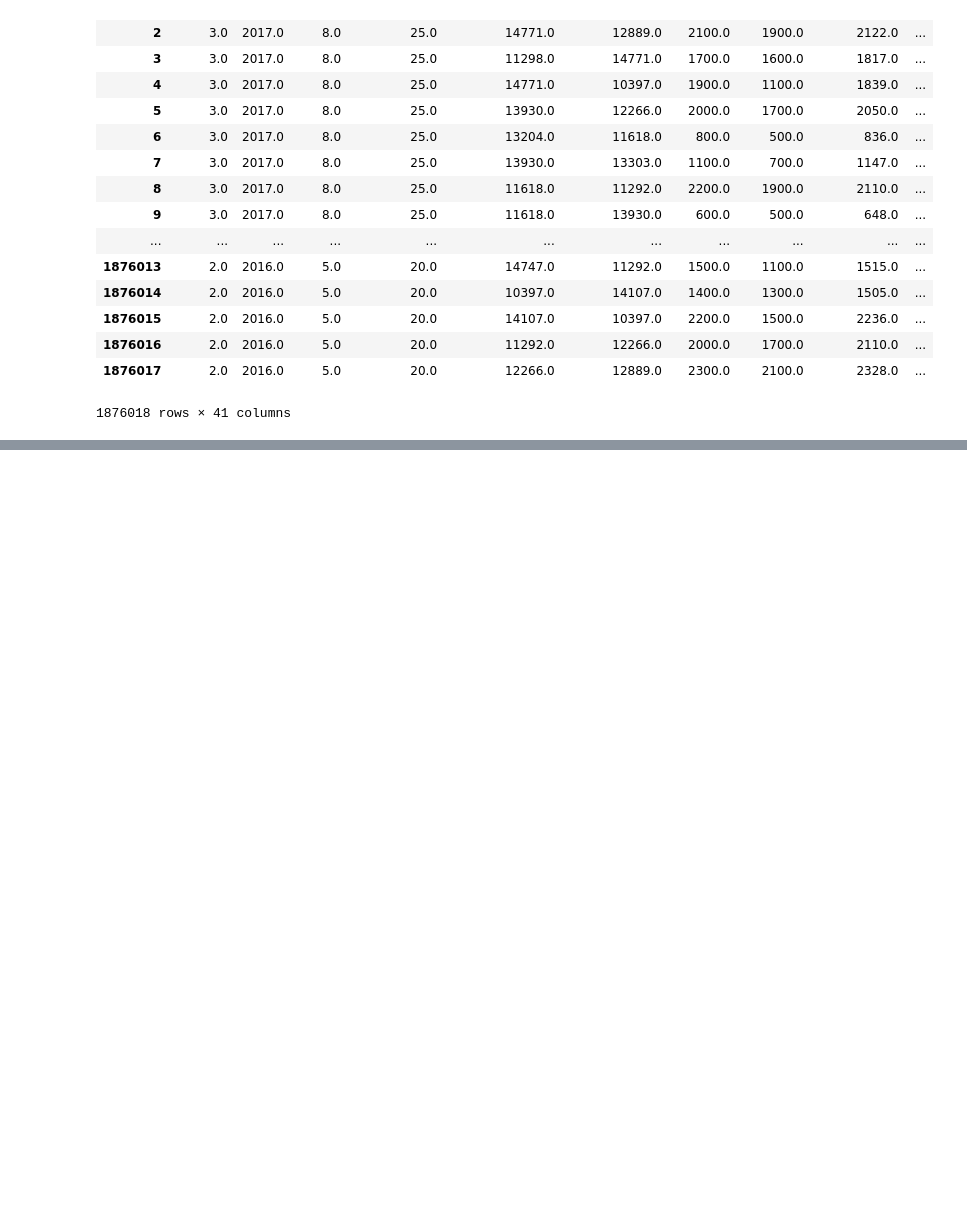
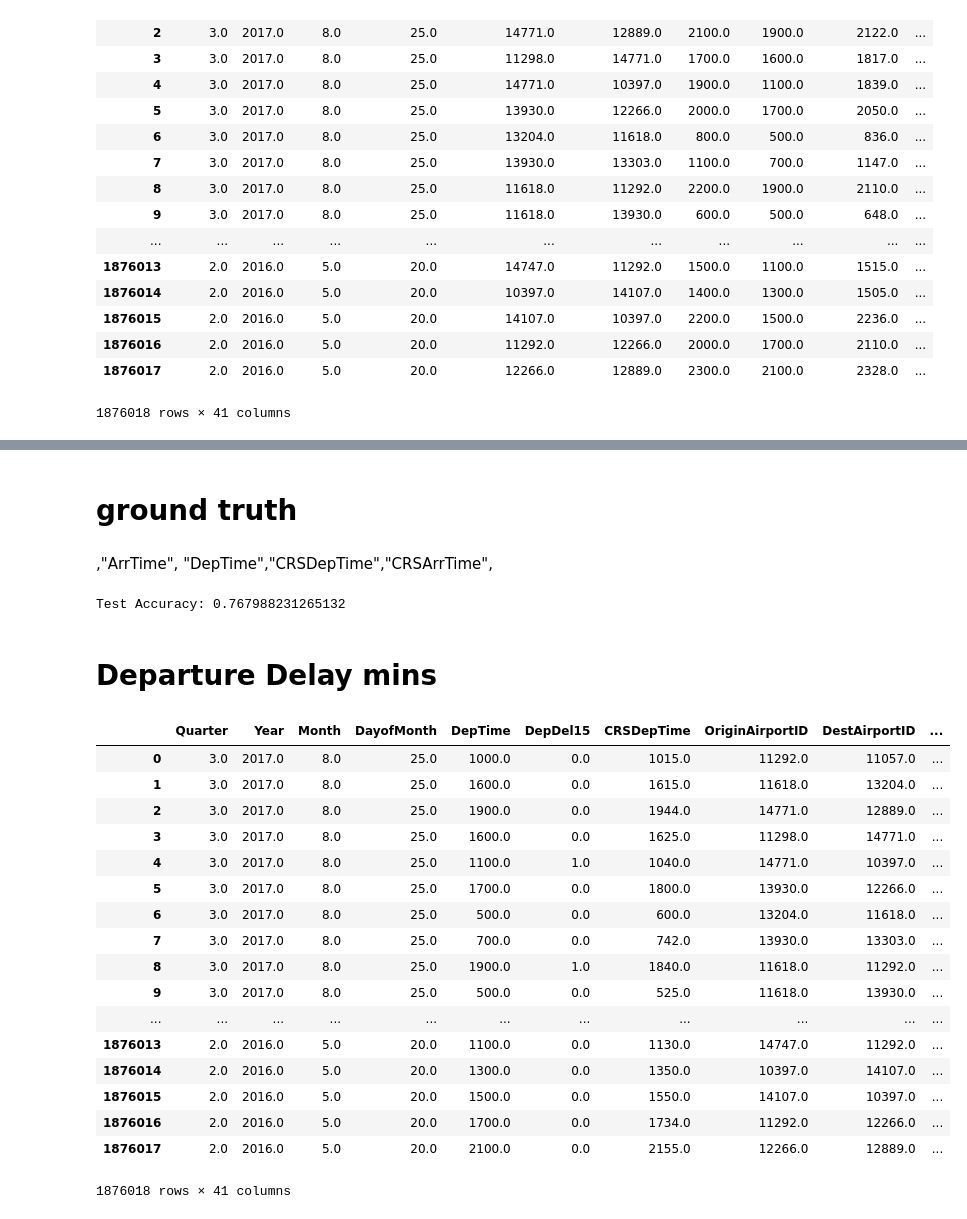
Before and after one commit to AMVamsi/Flight_Delay_Prediction, a Jupyter notebook: Project.ipynb, the cells around one changed output, grey strips where cells are left out. Saved outputs shown, nothing was run; the diff lists cells and outputs as text; code cells hidden in the pictures; blank space fills up the shorter version.

```diff
--- a/Project.ipynb
+++ b/Project.ipynb
@@ -385,0 +623,4 @@ df2
+# %% [markdown]
+# ground truth
+# %% [markdown]
+,"ArrTime", "DepTime","CRSDepTime","CRSArrTime",
@@ -385,0 +642,12 @@ df2
+# %%
+features_train, features_test, labels_train, labels_test = train_test_split(features, labels, test_size=0.20, random_state=42)
+from sklearn.ensemble import GradientBoostingRegressor
+lr = GradientBoostingRegressor()
+lr.fit(features_train,labels_train)
+pred = lr.predict(features_test)
+acc_test = lr.score(features_test,labels_test)
+print ("Test Accuracy:", acc_test)
+# %% [output]
+Test Accuracy: 0.767988231265132
+# %% [markdown]
+# Departure Delay mins
@@ -385,0 +664,22 @@ df2
+# %%
+df=pd.read_csv("/Users/msml/Vamsi/SF/SF_Project/p_data/fiiiiiinallll.csv")
+df
+# %% [output]
+|  | Quarter | Year | Month | DayofMonth | DepTime | DepDel15 | CRSDepTime | OriginAirportID | DestAirportID | ... |
+| 0 | 3.0 | 2017.0 | 8.0 | 25.0 | 1000.0 | 0.0 | 1015.0 | 11292.0 | 11057.0 | ... |
+| 1 | 3.0 | 2017.0 | 8.0 | 25.0 | 1600.0 | 0.0 | 1615.0 | 11618.0 | 13204.0 | ... |
+| 2 | 3.0 | 2017.0 | 8.0 | 25.0 | 1900.0 | 0.0 | 1944.0 | 14771.0 | 12889.0 | ... |
+| 3 | 3.0 | 2017.0 | 8.0 | 25.0 | 1600.0 | 0.0 | 1625.0 | 11298.0 | 14771.0 | ... |
+| 4 | 3.0 | 2017.0 | 8.0 | 25.0 | 1100.0 | 1.0 | 1040.0 | 14771.0 | 10397.0 | ... |
+| 5 | 3.0 | 2017.0 | 8.0 | 25.0 | 1700.0 | 0.0 | 1800.0 | 13930.0 | 12266.0 | ... |
+| 6 | 3.0 | 2017.0 | 8.0 | 25.0 | 500.0 | 0.0 | 600.0 | 13204.0 | 11618.0 | ... |
+| 7 | 3.0 | 2017.0 | 8.0 | 25.0 | 700.0 | 0.0 | 742.0 | 13930.0 | 13303.0 | ... |
+| 8 | 3.0 | 2017.0 | 8.0 | 25.0 | 1900.0 | 1.0 | 1840.0 | 11618.0 | 11292.0 | ... |
+| 9 | 3.0 | 2017.0 | 8.0 | 25.0 | 500.0 | 0.0 | 525.0 | 11618.0 | 13930.0 | ... |
+| ... | ... | ... | ... | ... | ... | ... | ... | ... | ... | ... |
+| 1876013 | 2.0 | 2016.0 | 5.0 | 20.0 | 1100.0 | 0.0 | 1130.0 | 14747.0 | 11292.0 | ... |
+| 1876014 | 2.0 | 2016.0 | 5.0 | 20.0 | 1300.0 | 0.0 | 1350.0 | 10397.0 | 14107.0 | ... |
+| 1876015 | 2.0 | 2016.0 | 5.0 | 20.0 | 1500.0 | 0.0 | 1550.0 | 14107.0 | 10397.0 | ... |
+| 1876016 | 2.0 | 2016.0 | 5.0 | 20.0 | 1700.0 | 0.0 | 1734.0 | 11292.0 | 12266.0 | ... |
+| 1876017 | 2.0 | 2016.0 | 5.0 | 20.0 | 2100.0 | 0.0 | 2155.0 | 12266.0 | 12889.0 | ... |
+1876018 rows × 41 columns
```
Also changed, not shown: parts of 36 cells of this notebook.
